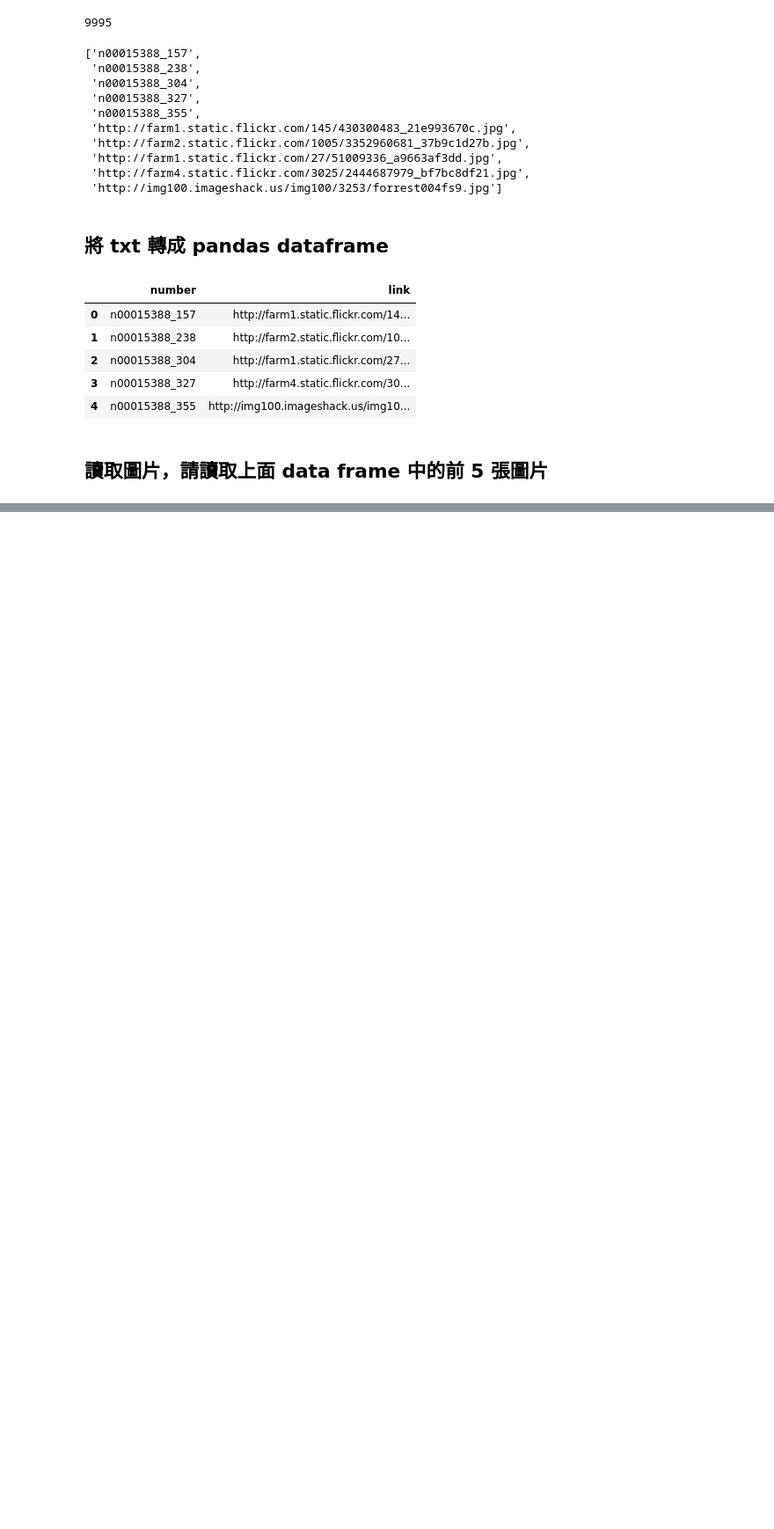
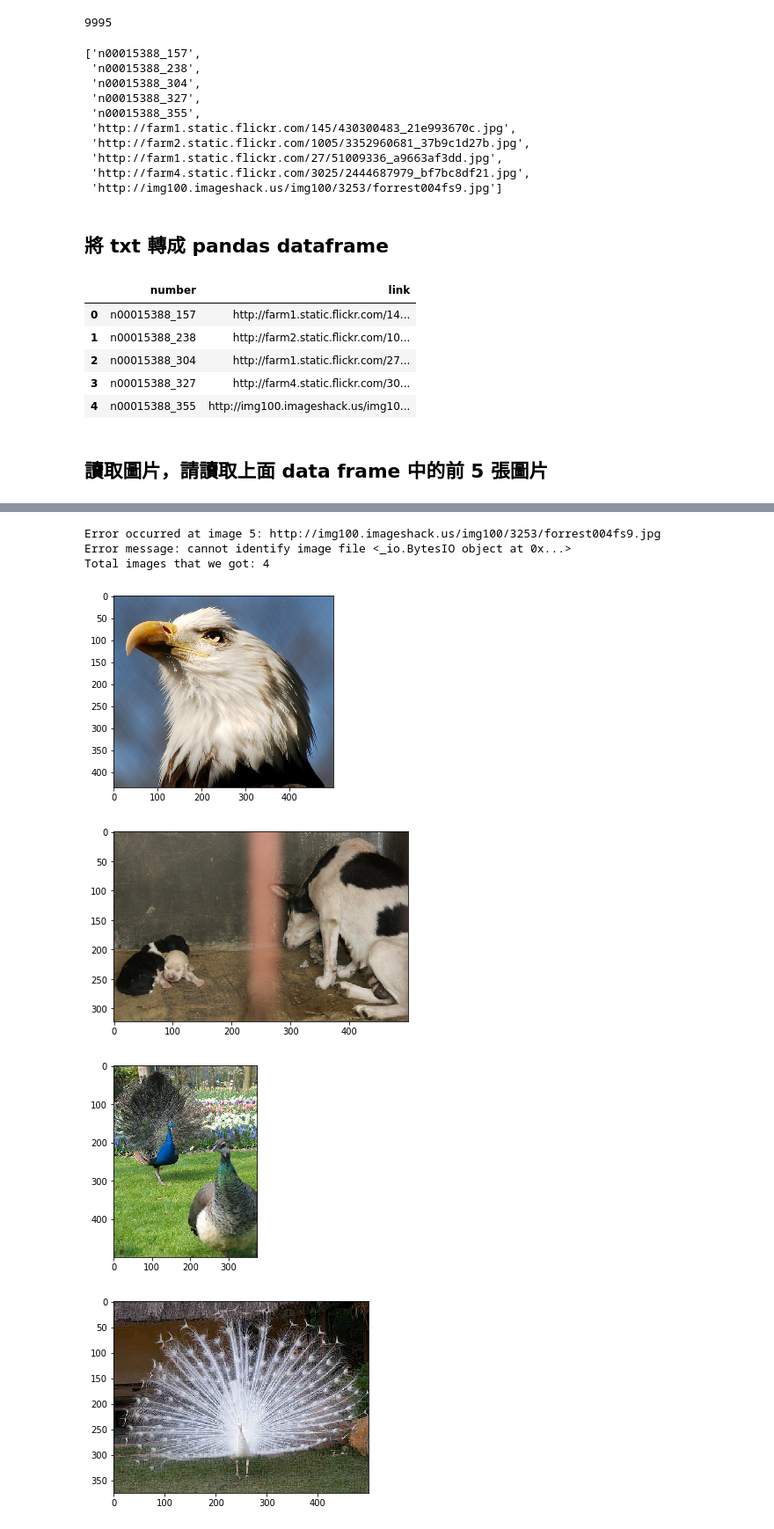
Before and after one commit to H4ck3rxPK/Machine_Learning_100_Day_Marathon_Challenge, a Jupyter notebook: Day_005-2_HW.ipynb, the cells around one changed output, grey strips where cells are left out. Shown at 88% size. Cells and saved outputs as stored; diff of their text form; code cells hidden in the pictures; blank space fills up the shorter version.

```diff
--- a/Day_005-2_HW.ipynb
+++ b/Day_005-2_HW.ipynb
@@ -113,12 +130,31 @@ def img2arr_fromURLs(url_list, resize = False):
     Return
         - list of array
     """
+    img_list = []
+    index = 0
+    for url in url_list:
+        try:   #some code that may raise an exception
+            index += 1
+            response = requests.get(url)
+            img = Image.open(BytesIO(response.content))
+            img_list.append(img)
+        except Exception as e:
+            print(f"Error occurred at image {index}: {url}")
+            print(f"Error message: {e}")
 
     return img_list
 # %%
-result = img2arr_fromURLs(df[0:5][1].values)
+result = img2arr_fromURLs(df[0:5]['link'].values)
 print("Total images that we got: %i " % len(result)) # 如果不等於 5, 代表有些連結失效囉
 
 for im_get in result:
     plt.imshow(im_get)
     plt.show()
+# %% [output]
+Error occurred at image 5: http://img100.imageshack.us/img100/3253/forrest004fs9.jpg
+Error message: cannot identify image file <_io.BytesIO object at 0x...>
+Total images that we got: 4
+[figure, added]
+[figure, added]
+[figure, added]
+[figure, added]
```
Also changed, not shown: parts of 6 cells of this notebook.
